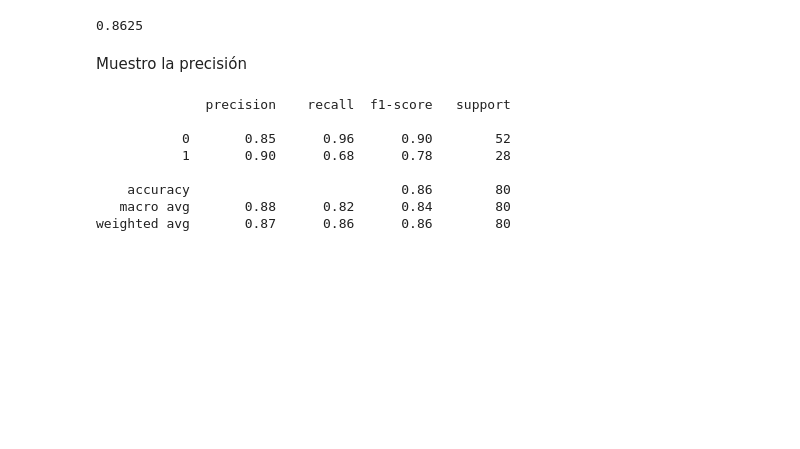
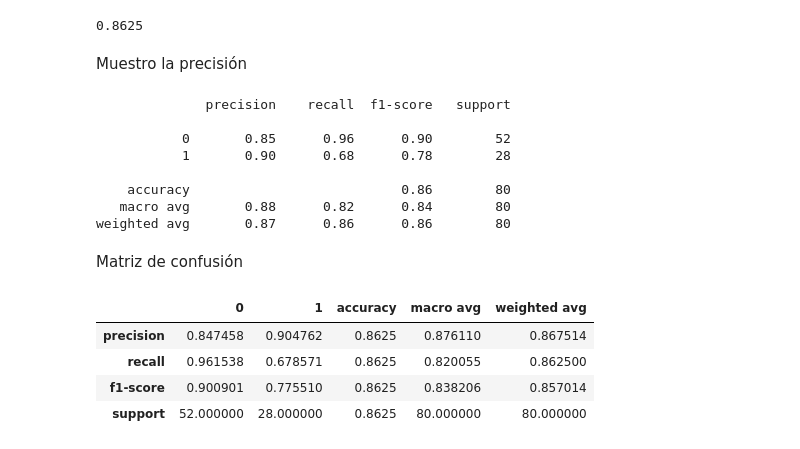
Before and after one commit to mechihallberg/2024UCALCD001, a Jupyter notebook: SocialMediaConsumerBehavior.ipynb, the cells around one changed output. Drawn from its saved outputs; the diff is of its cells as text; code cells hidden in the pictures; blank space fills up the shorter version.

```diff
--- a/SocialMediaConsumerBehavior.ipynb
+++ b/SocialMediaConsumerBehavior.ipynb
@@ -142,3 +142,17 @@ print(classification_report(Y_pru, predicciones))
     accuracy                           0.86        80
    macro avg       0.88      0.82      0.84        80
 weighted avg       0.87      0.86      0.86        80
+# %% [markdown]
+Matriz de confusión
+# %%
+from sklearn.metrics import ConfusionMatrixDisplay
+from sklearn.metrics import confusion_matrix
+predicciones = Ir_clf.predict(X_pru)
+clf_report = pd.DataFrame(classification_report(Y_pru, predicciones, output_dict=True))
+clf_report
+# %% [output]
+|  | 0 | 1 | accuracy | macro avg | weighted avg |
+| precision | 0.847458 | 0.904762 | 0.8625 | 0.876110 | 0.867514 |
+| recall | 0.961538 | 0.678571 | 0.8625 | 0.820055 | 0.862500 |
+| f1-score | 0.900901 | 0.775510 | 0.8625 | 0.838206 | 0.857014 |
+| support | 52.000000 | 28.000000 | 0.8625 | 80.000000 | 80.000000 |
```
